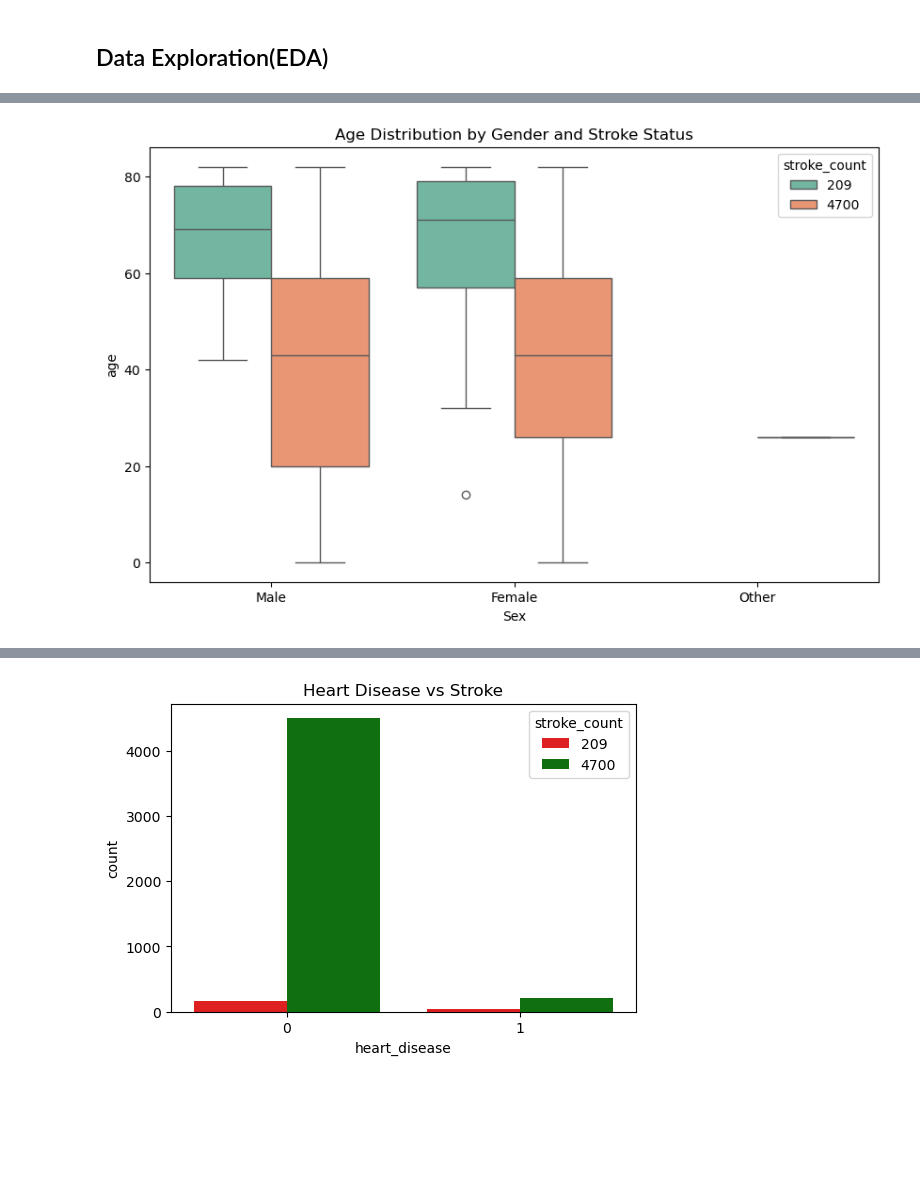
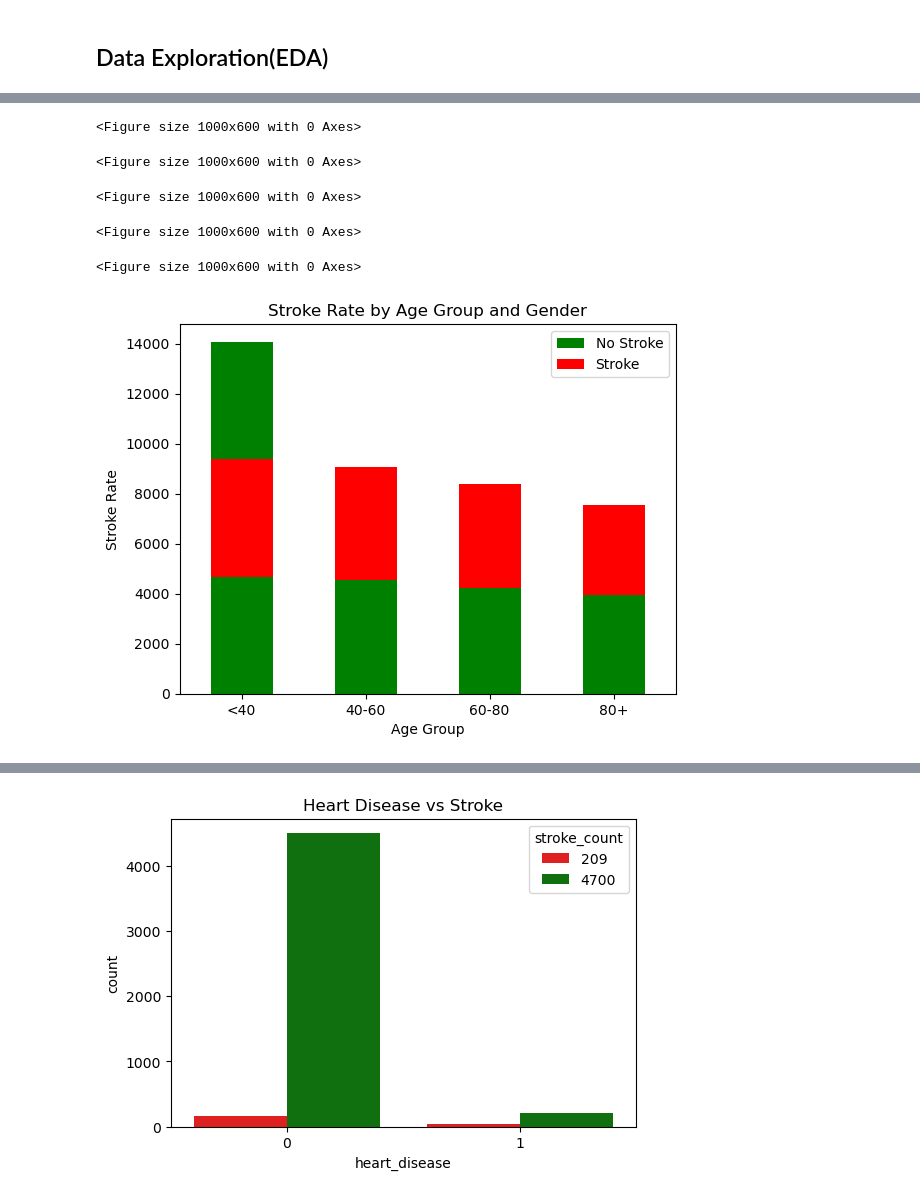
Before and after one commit to MaxugoAnalytics/Stroke-Analysis, a Jupyter notebook: Heart_disease.ipynb, the cells around one changed output, grey strips where cells are left out. Drawn from its saved outputs; the diff is of its cells as text; code cells hidden in the pictures; blank space fills up the shorter version.

```diff
--- a/Heart_disease.ipynb
+++ b/Heart_disease.ipynb
@@ -160,3 +181,7 @@ health_drop.shape
 health_drop.duplicated().sum()
 # %% [output]
 0
+# %%
+# Convert 'hypertension' column to "Yes" for 1 and "No" for 0
+health_drop['hypertension'] = health_drop['hypertension'].map({1: 'Yes', 0: 'No'})
+health_drop.head()
@@ -231,8 +253,0 @@ plt.show();
-# %%
-#Relationship between Ever married and stroke
-health_drop['stroke_count'] = health_drop['stroke'].map({0: 4700, 1: 209})
-
-sns.countplot(data= health_drop, x='ever_married', palette=['red', 'green'], hue='stroke_count')
-plt.title("Ever Married and Stroke Status")
-
-plt.show();
@@ -254,0 +373,4 @@ plt.show();
+# %%
+# Create age groups
+health_drop['age_group'] = pd.cut(health_drop['age'], bins=[0, 40, 60, 80, 100], labels=['<40', '40-60', '60-80', '80+'])
+health_drop['age_group']
@@ -255,11 +422,24 @@ plt.show();
 # %%
 # What is the relationship between age, gender and stroke
+# Create age groups
+health_drop['age_group'] = pd.cut(health_drop['age'], bins=[0, 40, 60, 80, 100], labels=['<40', '40-60', '60-80', '80+'])
+
+# Calculate stroke rate by age group and gender
+age_gender_stroke_rate = health_drop.groupby(['age_group', 'gender'])['stroke'].mean().unstack()
+
+# Plot the stroke rate by age group and gender
 plt.figure(figsize=(10, 6))
-sns.boxplot(x='gender', y='age', hue='stroke_count', data=health_drop, palette='Set2' )
-
-# Add labels and title
-plt.xlabel('Sex')
-plt.title('Age Distribution by Gender and Stroke Status')
+age_gender_stroke_rate.plot(kind='bar', stacked=True, color=['green', 'red'])
+plt.title('Stroke Rate by Age Group and Gender')
+plt.xlabel('Age Group')
+plt.ylabel('Stroke Rate')
+plt.xticks(rotation=0)
+plt.legend(['No Stroke', 'Stroke'])
 plt.show();
 # %% [output]
+<Figure size 1000x600 with 0 Axes>
+<Figure size 1000x600 with 0 Axes>
+<Figure size 1000x600 with 0 Axes>
+<Figure size 1000x600 with 0 Axes>
+<Figure size 1000x600 with 0 Axes>
-[figure, old version]
+[figure, new version]
```
Also changed, not shown: parts of 58 cells of this notebook.
